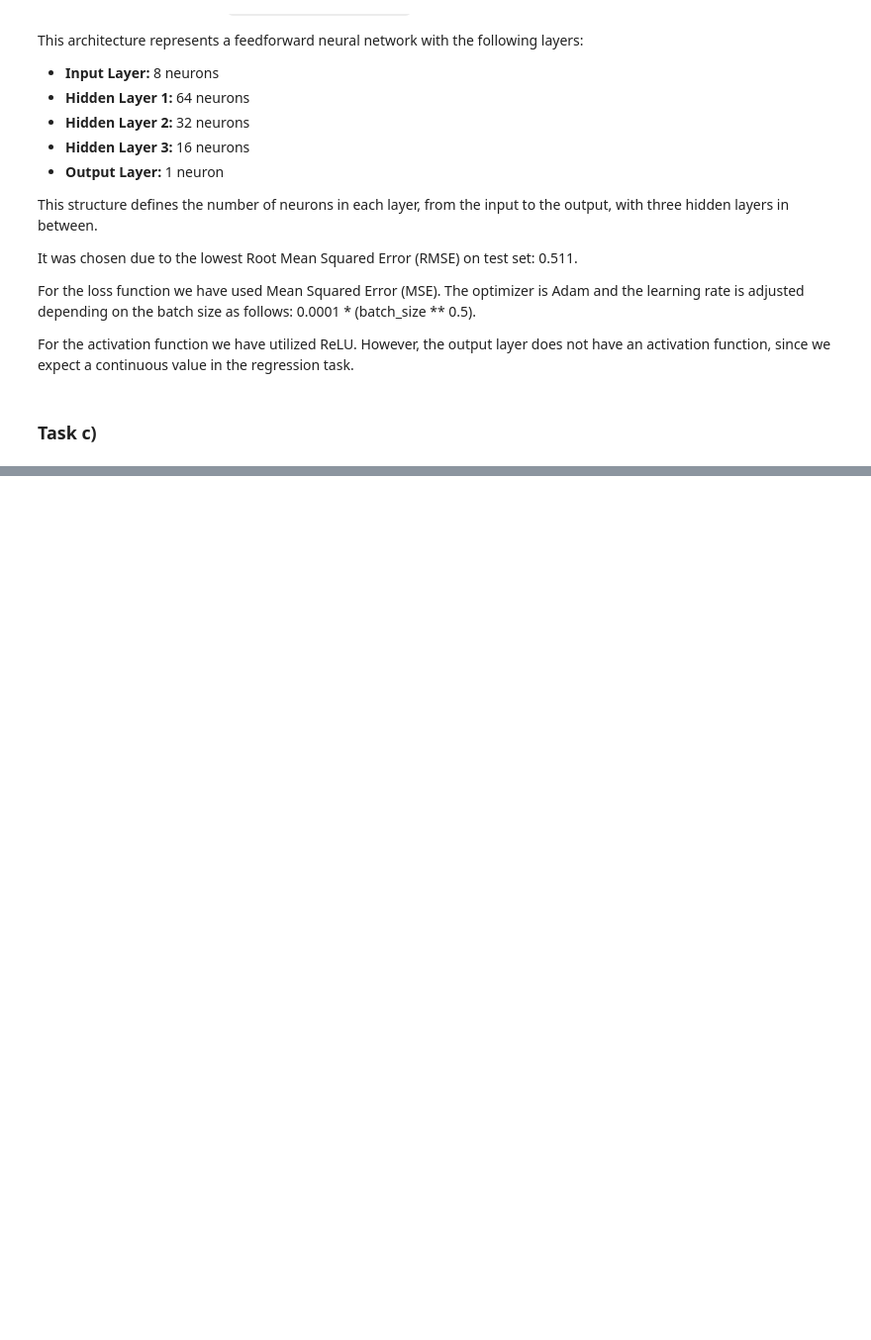
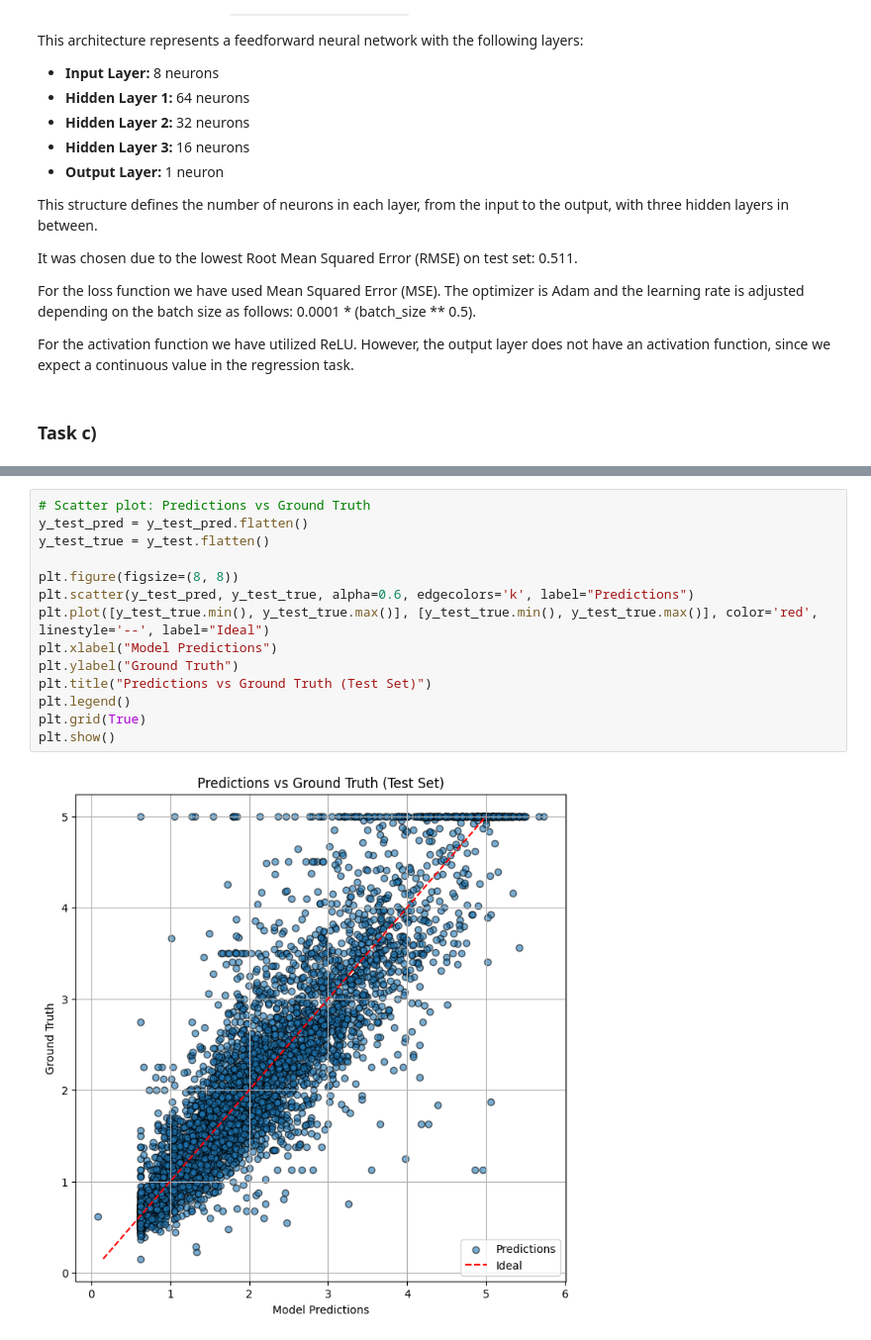
Before and after one commit to NaidaNozic/DeepLearning, a Jupyter notebook: main.ipynb, the cells around one changed output, grey strips where cells are left out. Shown at 99% size. Drawn from its saved outputs; the diff is of its cells as text; blank space fills up the shorter version.

```diff
--- a/main.ipynb
+++ b/main.ipynb
@@ -808,0 +1073,16 @@ Validation loss improved to 0.7118. Saving model at epoch 4.
+# %%
+# Scatter plot: Predictions vs Ground Truth
+y_test_pred = y_test_pred.flatten()
+y_test_true = y_test.flatten()
+
+plt.figure(figsize=(8, 8))
+plt.scatter(y_test_pred, y_test_true, alpha=0.6, edgecolors='k', label="Predictions")
+plt.plot([y_test_true.min(), y_test_true.max()], [y_test_true.min(), y_test_true.max()], color='red', linestyle='--', label="Ideal")
+plt.xlabel("Model Predictions")
+plt.ylabel("Ground Truth")
+plt.title("Predictions vs Ground Truth (Test Set)")
+plt.legend()
+plt.grid(True)
+plt.show()
+# %% [output]
+[figure, added]
```
Also changed, not shown: parts of 9 cells of this notebook, 36 other files.
